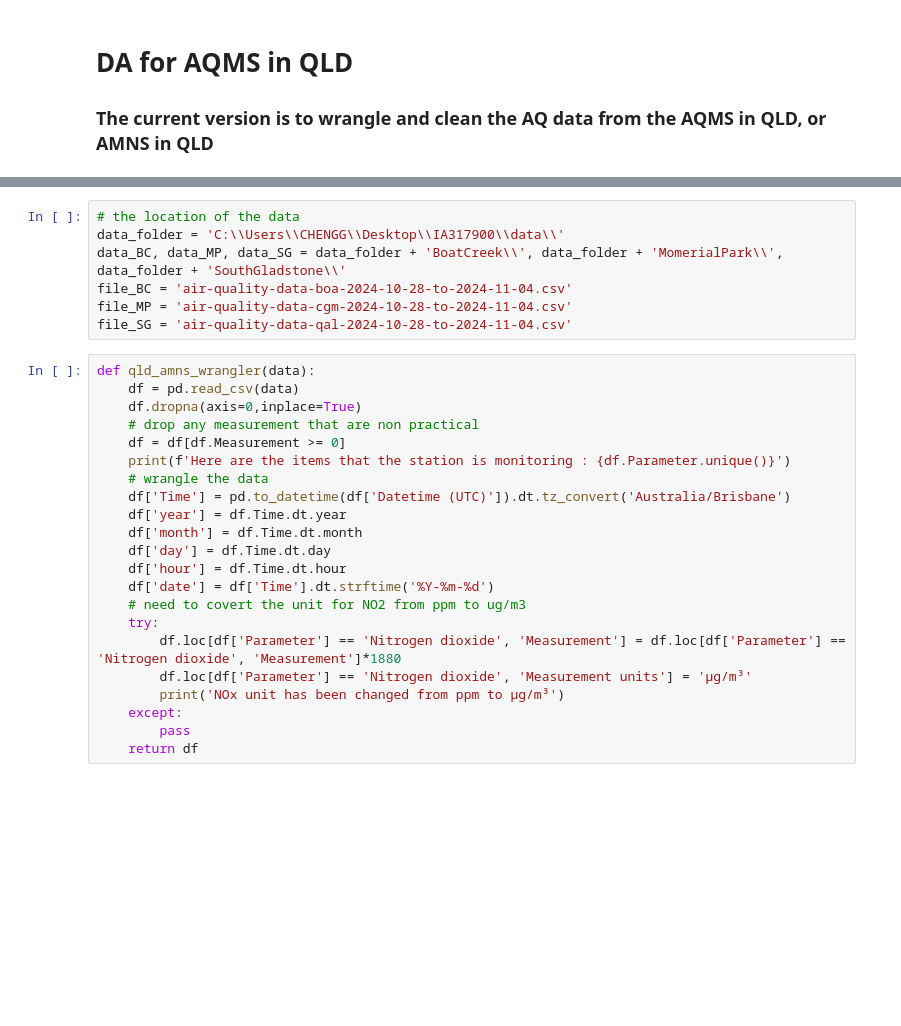
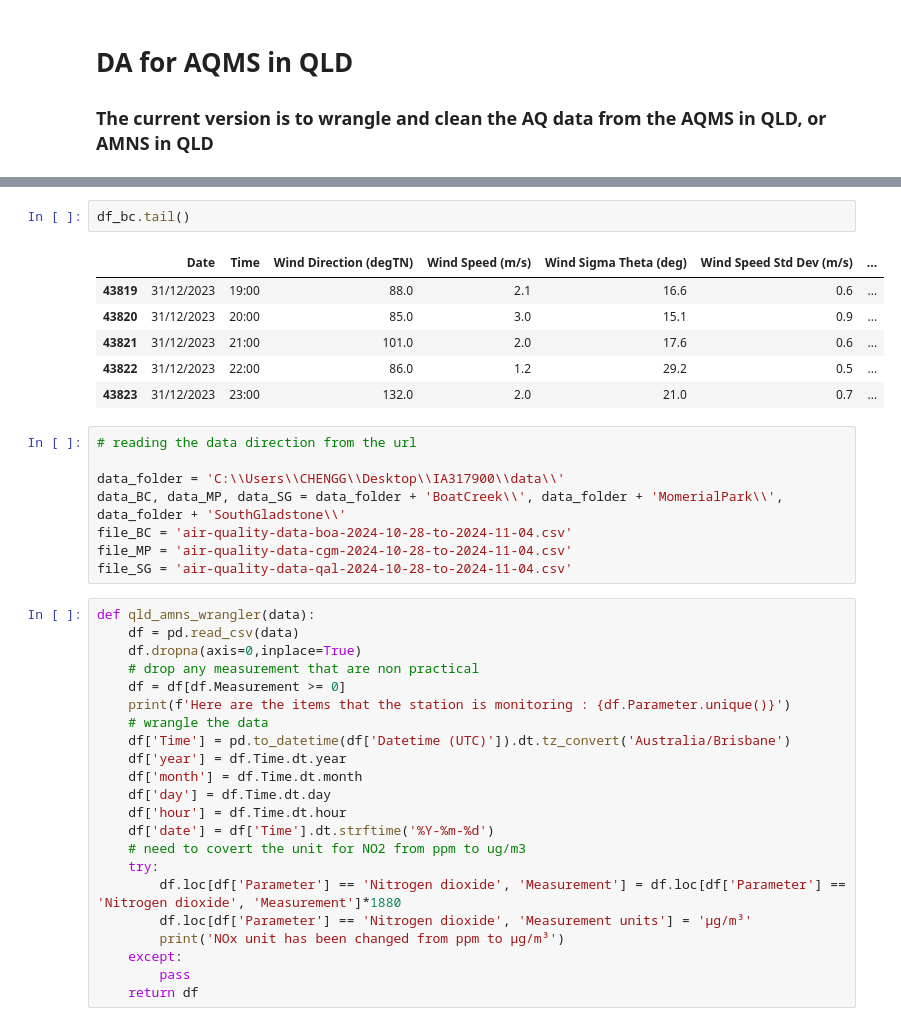
Before and after one commit to GinnCheng/DA_AQ_hub, a Jupyter notebook: main_script.ipynb, the cells around one changed output, grey strips where cells are left out. Cells and saved outputs as stored; diff of their text form; blank space fills up the shorter version.

```diff
--- a/main_script.ipynb
+++ b/main_script.ipynb
@@ -11,5 +33,15 @@ warnings.filterwarnings('ignore')
+# %%
+df_bc.tail()
+# %% [output]
+|  | Date | Time | Wind Direction (degTN) | Wind Speed (m/s) | Wind Sigma Theta (deg) | Wind Speed Std Dev (m/s) | ... |
+| 43819 | 31/12/2023 | 19:00 | 88.0 | 2.1 | 16.6 | 0.6 | ... |
+| 43820 | 31/12/2023 | 20:00 | 85.0 | 3.0 | 15.1 | 0.9 | ... |
+| 43821 | 31/12/2023 | 21:00 | 101.0 | 2.0 | 17.6 | 0.6 | ... |
+| 43822 | 31/12/2023 | 22:00 | 86.0 | 1.2 | 29.2 | 0.5 | ... |
+| 43823 | 31/12/2023 | 23:00 | 132.0 | 2.0 | 21.0 | 0.7 | ... |
 # %%
-# the location of the data
+# reading the data direction from the url
+
 data_folder = 'C:\\Users\\CHENGG\\Desktop\\IA317900\\data\\'
 data_BC, data_MP, data_SG = data_folder + 'BoatCreek\\', data_folder + 'MomerialPark\\', data_folder + 'SouthGladstone\\'
 file_BC = 'air-quality-data-boa-2024-10-28-to-2024-11-04.csv'
```
Also changed, not shown: parts of 2 cells of this notebook, 1 other file.
